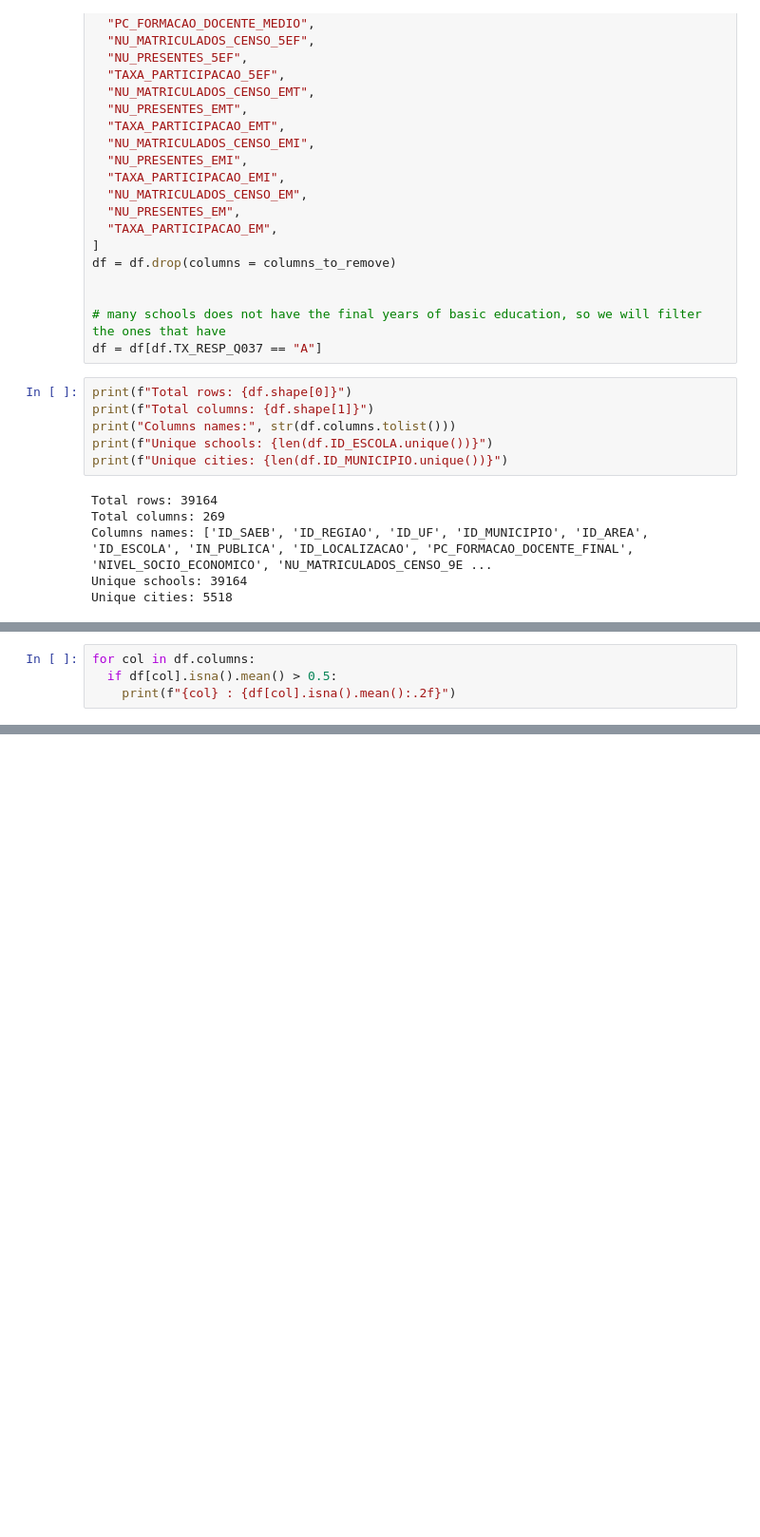
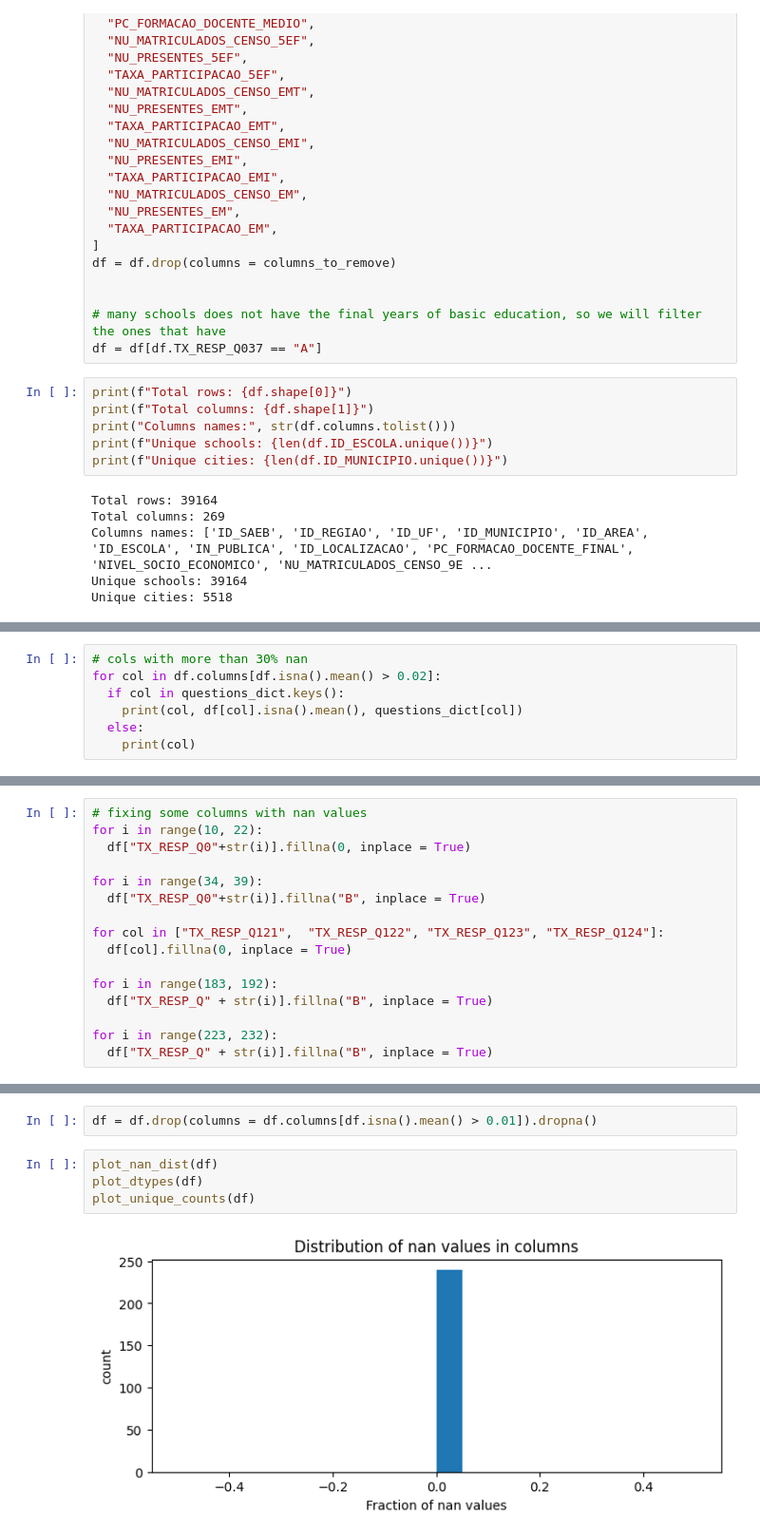
Before and after one commit to GiovaniValdrighi/school_eval_ethical, a Jupyter notebook: notebooks/data_cleaning.ipynb, the cells around one changed output, grey strips where cells are left out. Shown: that part at 95% size. Cells and saved outputs as stored; diff of their text form; blank space fills up the shorter version.

Commit message:
finished cleaning, dealing with nan values

```diff
--- a/notebooks/data_cleaning.ipynb
+++ b/notebooks/data_cleaning.ipynb
@@ -165,5 +445,8 @@ hist_plot(df, "MEDIA_9EF_MT")
 # %%
-for col in df.columns:
-  if df[col].isna().mean() > 0.5:
-    print(f"{col} : {df[col].isna().mean():.2f}")
+# cols with more than 30% nan
+for col in df.columns[df.isna().mean() > 0.02]:
+  if col in questions_dict.keys():
+    print(col, df[col].isna().mean(), questions_dict[col])
+  else:
+    print(col)
 # %% [output]
@@ -186,0 +470,16 @@ TX_RESP_Q251 : 0.57
+# %%
+# fixing some columns with nan values
+for i in range(10, 22):
+  df["TX_RESP_Q0"+str(i)].fillna(0, inplace = True)
+
+for i in range(34, 39):
+  df["TX_RESP_Q0"+str(i)].fillna("B", inplace = True)
+
+for col in ["TX_RESP_Q121",  "TX_RESP_Q122", "TX_RESP_Q123", "TX_RESP_Q124"]:
+  df[col].fillna(0, inplace = True)
+
+for i in range(183, 192):
+  df["TX_RESP_Q" + str(i)].fillna("B", inplace = True)
+
+for i in range(223, 232):
+  df["TX_RESP_Q" + str(i)].fillna("B", inplace = True)
@@ -186,0 +507,8 @@ TX_RESP_Q251 : 0.57
+# %%
+df = df.drop(columns = df.columns[df.isna().mean() > 0.01]).dropna()
+# %%
+plot_nan_dist(df)
+plot_dtypes(df)
+plot_unique_counts(df)
+# %% [output]
+[figure, added]
```
Also changed, not shown: parts of 11 cells of this notebook.
